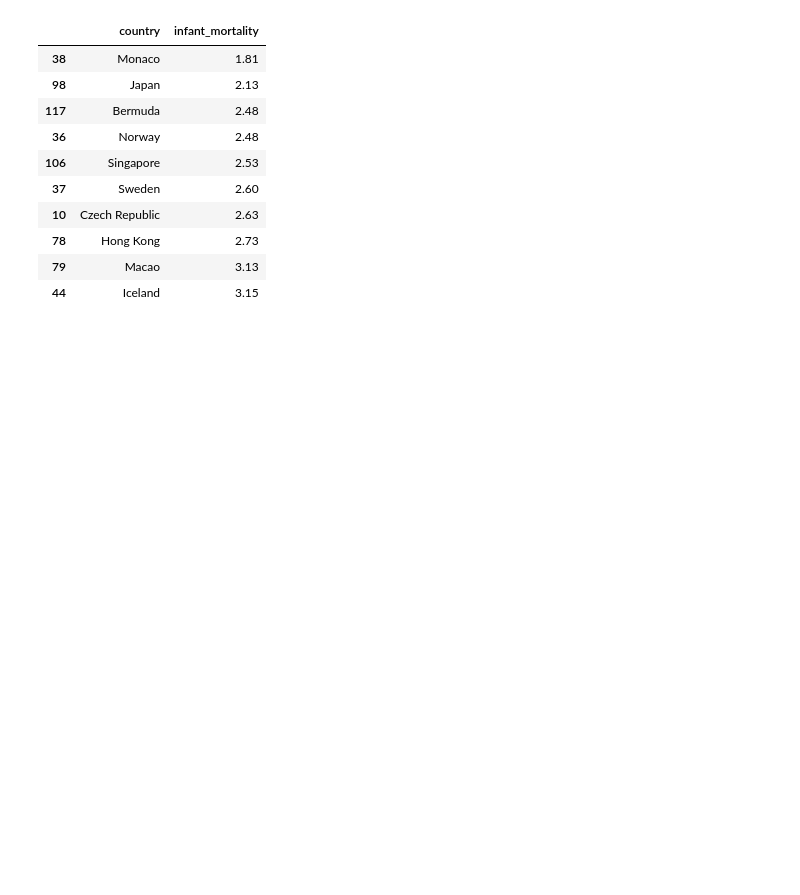
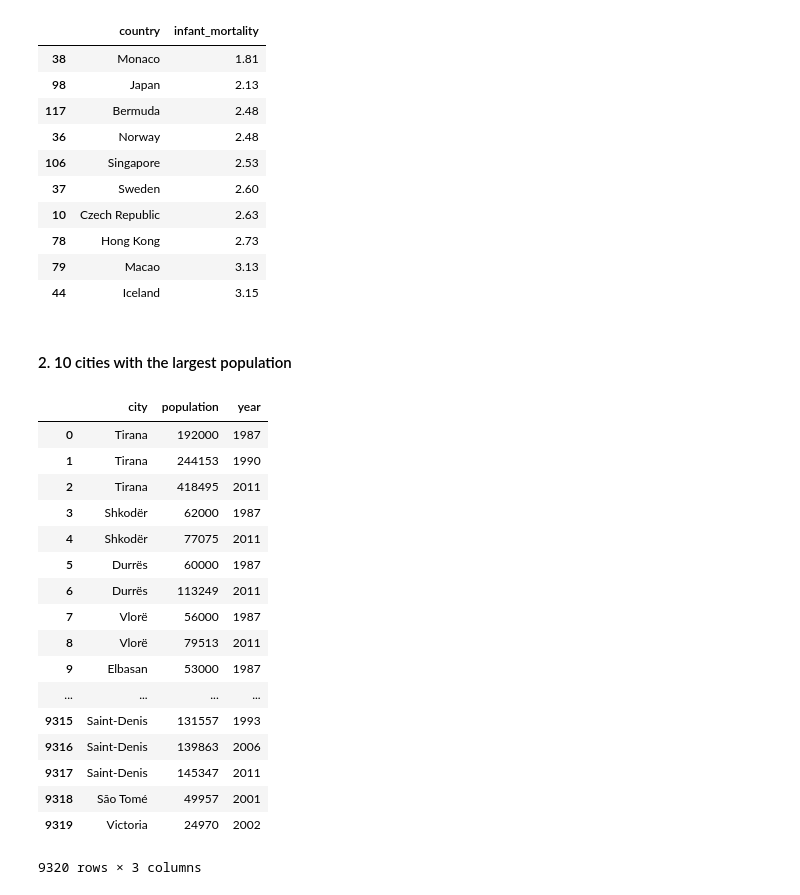
Before and after one commit to sashkabear/Springboard_DataScience, a Jupyter notebook: data_wrangling_xml/sliderule_dsi_xml_exercise.ipynb, the cells around one changed output. Drawn from its saved outputs; the diff is of its cells as text; code cells hidden in the pictures; blank space fills up the shorter version.

```diff
--- a/data_wrangling_xml/sliderule_dsi_xml_exercise.ipynb
+++ b/data_wrangling_xml/sliderule_dsi_xml_exercise.ipynb
@@ -120,3 +120,50 @@ df1.sort('infant_mortality').head(10)
 | 78 | Hong Kong | 2.73 |
 | 79 | Macao | 3.13 |
 | 44 | Iceland | 3.15 |
+# %% [markdown]
+#### 2. 10 cities with the largest population
+# %%
+#Staer emptry listes for cities, year, and population
+City = []
+Year =[]
+Pop = []
+# %%
+#Pull out information for city names, their populations, and years of population data
+
+#Iterate over each country
+for element in document.getiterator('country'):
+    #Iterate over each city in a given country
+    for city in element.getiterator('city'):
+        #Save name of city
+        city_name = city.find('name').text
+        #Iterate over each population entry in a given city
+        for population in city.getiterator('population'):
+            #Populate City list with text of city name attribute (saved above in city_name)
+            City.append(city_name)
+            #Populate Year list with the Year attribute of population
+            Year.append(population.get('year'))
+            #Populate Pop list with text of population
+            Pop.append(population.text)
+# %%
+#Build a DataFrame from extracted data
+df2 = pd.DataFrame({'city' : City, 'year' : Year, 'population' : Pop})
+df2
+# %% [output]
+|  | city | population | year |
+| 0 | Tirana | 192000 | 1987 |
+| 1 | Tirana | 244153 | 1990 |
+| 2 | Tirana | 418495 | 2011 |
+| 3 | Shkodër | 62000 | 1987 |
+| 4 | Shkodër | 77075 | 2011 |
+| 5 | Durrës | 60000 | 1987 |
+| 6 | Durrës | 113249 | 2011 |
+| 7 | Vlorë | 56000 | 1987 |
+| 8 | Vlorë | 79513 | 2011 |
+| 9 | Elbasan | 53000 | 1987 |
+| ... | ... | ... | ... |
+| 9315 | Saint-Denis | 131557 | 1993 |
+| 9316 | Saint-Denis | 139863 | 2006 |
+| 9317 | Saint-Denis | 145347 | 2011 |
+| 9318 | São Tomé | 49957 | 2001 |
+| 9319 | Victoria | 24970 | 2002 |
+9320 rows × 3 columns
```
Also changed, not shown: parts of 3 cells of this notebook.
